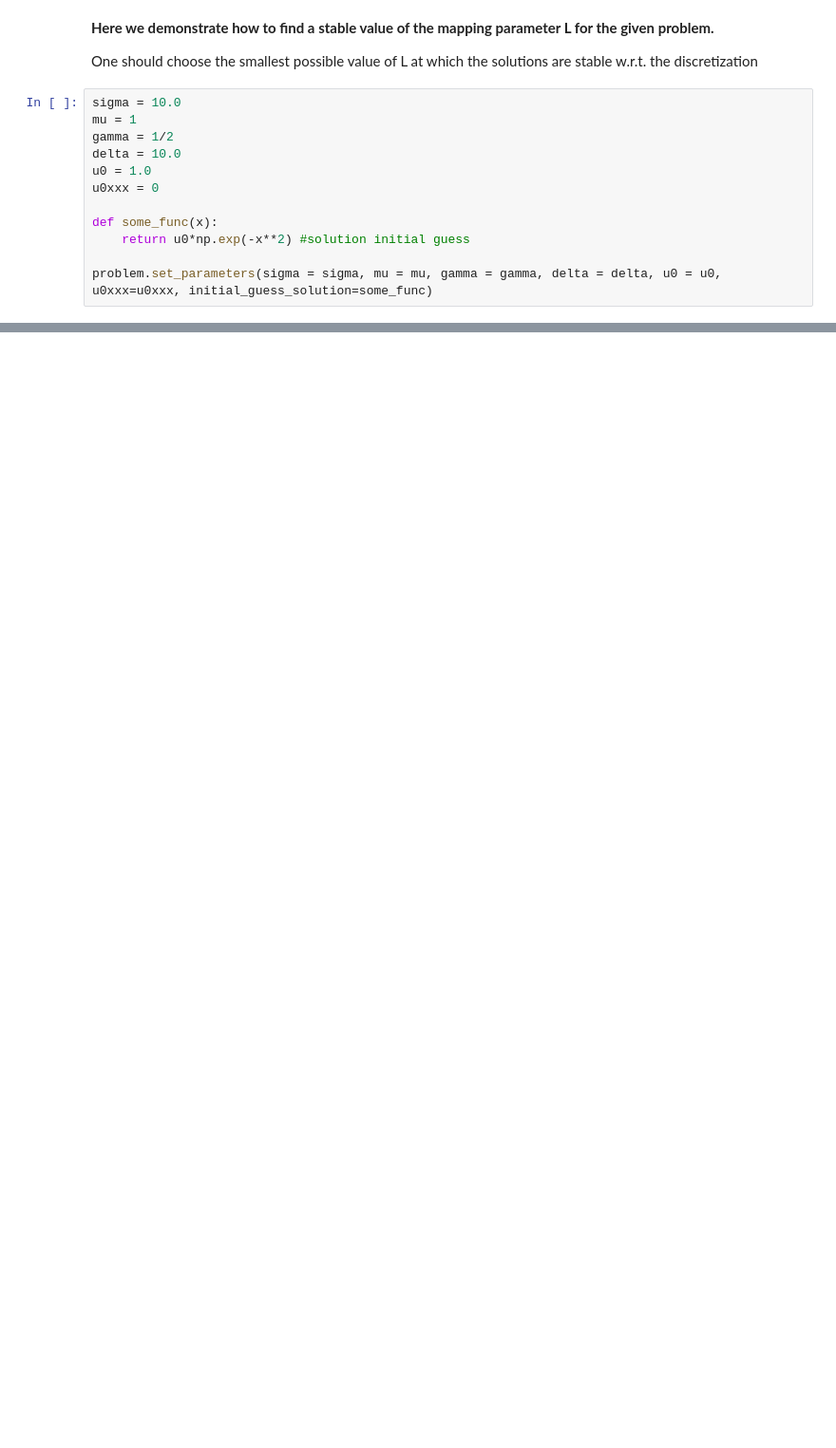
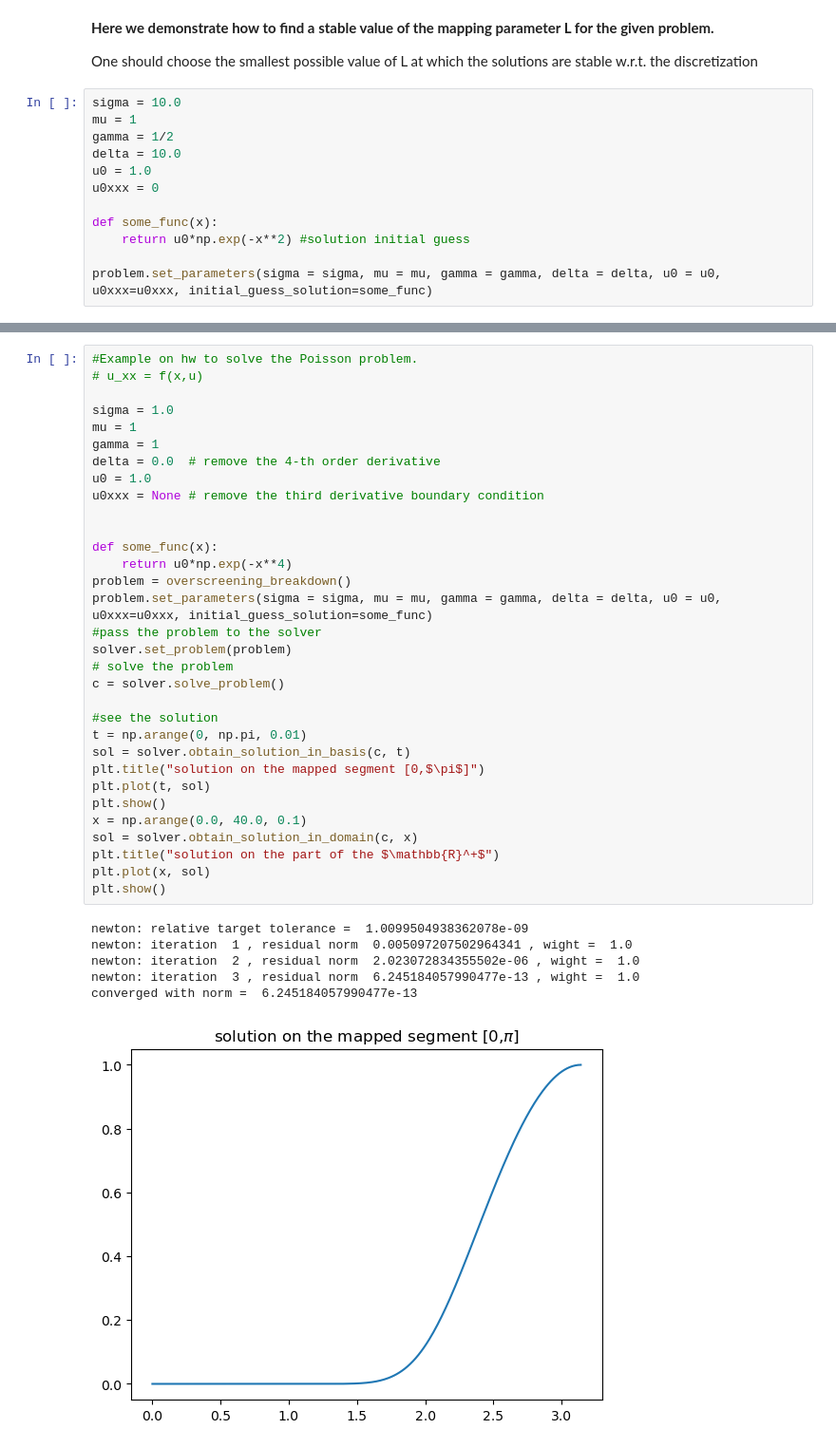
Before and after one commit to evstigneevnm/overscreening_breakdown, a Jupyter notebook: execution_example.ipynb, the cells around one changed output, grey strips where cells are left out. Shown: that part at 95% size. Saved outputs shown, nothing was run; the diff lists cells and outputs as text; blank space fills up the shorter version.

Commit message:
added example on how to solve a Poisson problem

```diff
--- a/execution_example.ipynb
+++ b/execution_example.ipynb
@@ -289,3 +329,42 @@ converged with norm =  1.6568894942819027e-12
 [figure]
 [figure]
 ... (4 outputs left out)
+# %%
+#Example on hw to solve the Poisson problem.
+# u_xx = f(x,u)
+
+sigma = 1.0
+mu = 1
+gamma = 1
+delta = 0.0  # remove the 4-th order derivative
+u0 = 1.0
+u0xxx = None # remove the third derivative boundary condition
+
+
+def some_func(x):
+    return u0*np.exp(-x**4)
+problem = overscreening_breakdown()
+problem.set_parameters(sigma = sigma, mu = mu, gamma = gamma, delta = delta, u0 = u0, u0xxx=u0xxx, initial_guess_solution=some_func)
+#pass the problem to the solver
+solver.set_problem(problem)
+# solve the problem
+c = solver.solve_problem()
+
+#see the solution
+t = np.arange(0, np.pi, 0.01)
+sol = solver.obtain_solution_in_basis(c, t)
+plt.title("solution on the mapped segment [0,$\pi$]")
+plt.plot(t, sol)
+plt.show()
+x = np.arange(0.0, 40.0, 0.1)
+sol = solver.obtain_solution_in_domain(c, x)
+plt.title("solution on the part of the $\mathbb{R}^+$")
+plt.plot(x, sol)
+plt.show()
+# %% [output]
+newton: relative target tolerance =  1.0099504938362078e-09
+newton: iteration  1 , residual norm  0.005097207502964341 , wight =  1.0
+newton: iteration  2 , residual norm  2.023072834355502e-06 , wight =  1.0
+newton: iteration  3 , residual norm  6.245184057990477e-13 , wight =  1.0
+converged with norm =  6.245184057990477e-13
+[figure, added]
```
Also changed, not shown: parts of 8 cells of this notebook.
